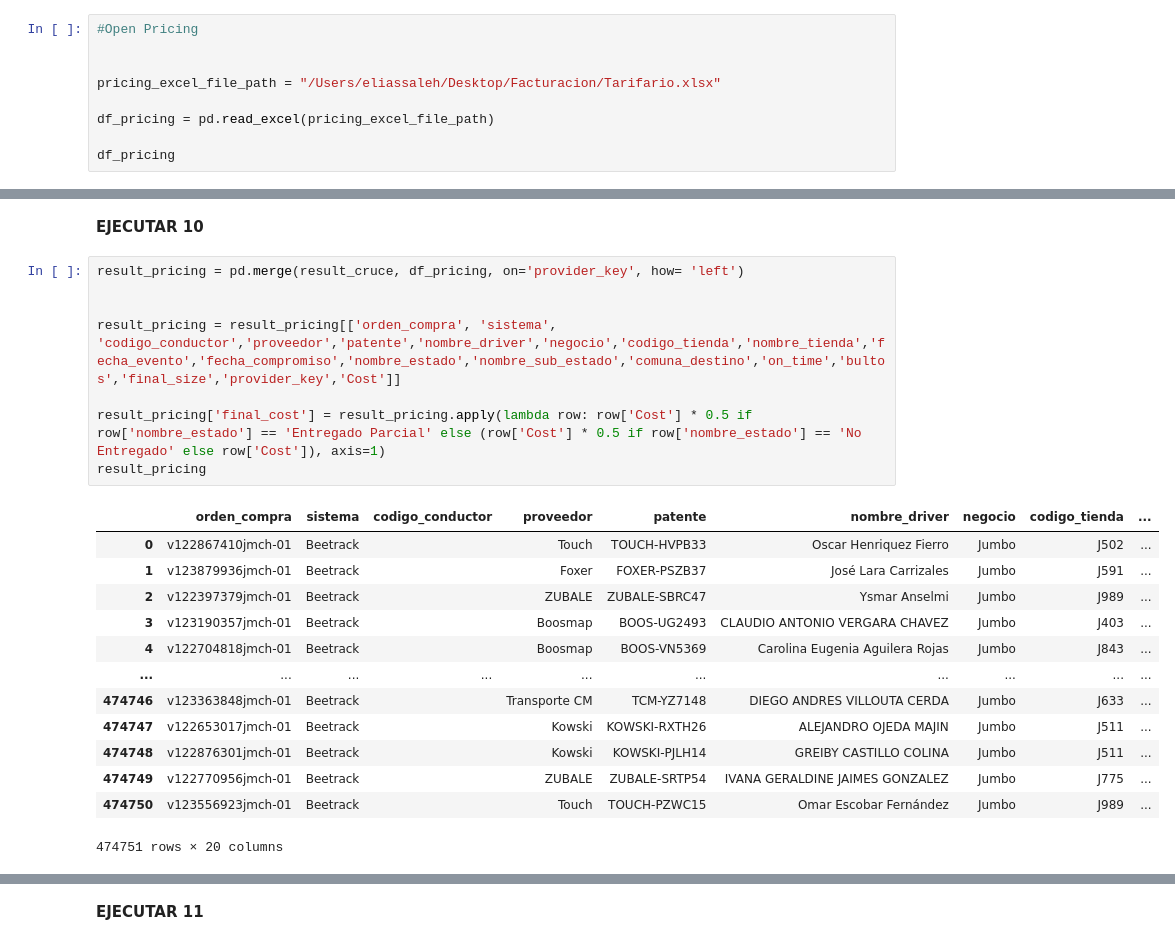
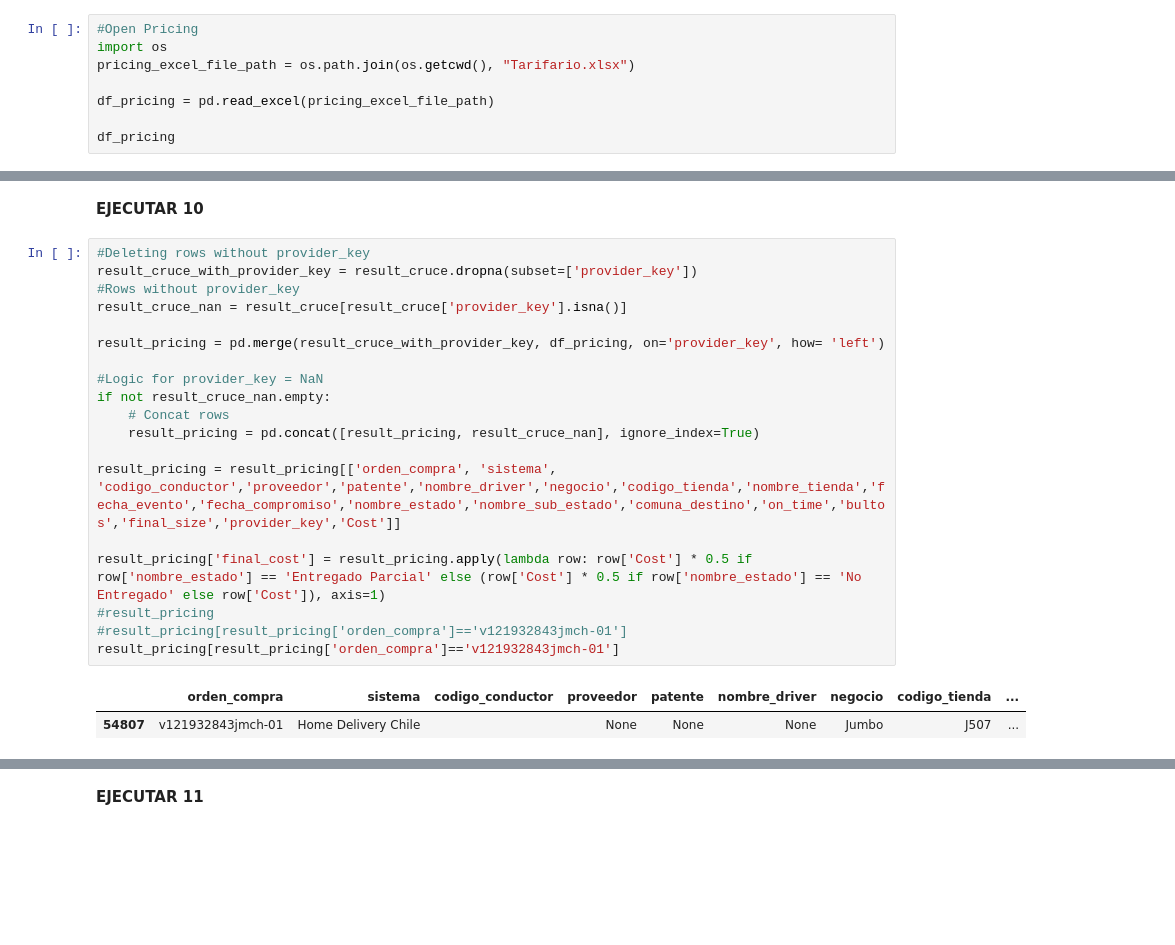
Before and after one commit to vgamarra2021/cenco-scripts, a Jupyter notebook: billing/script.ipynb, the cells around one changed output, grey strips where cells are left out. Cells and saved outputs as stored; diff of their text form; blank space fills up the shorter version.

```diff
--- a/billing/script.ipynb
+++ b/billing/script.ipynb
@@ -738,9 +715,8 @@ result_cruce_2
 **EJECUTAR 8**
 # %%
 #Open Pricing
-
-
-pricing_excel_file_path = "/Users/eliassaleh/Desktop/Facturacion/Tarifario.xlsx"
+import os
+pricing_excel_file_path = os.path.join(os.getcwd(), "Tarifario.xlsx")
 
 df_pricing = pd.read_excel(pricing_excel_file_path)
 
@@ -792,27 +768,27 @@ df_pricing1
 # %% [markdown]
 **EJECUTAR 10**
 # %%
-result_pricing = pd.merge(result_cruce, df_pricing, on='provider_key', how= 'left')
+#Deleting rows without provider_key
+result_cruce_with_provider_key = result_cruce.dropna(subset=['provider_key'])
+#Rows without provider_key
+result_cruce_nan = result_cruce[result_cruce['provider_key'].isna()]
 
+result_pricing = pd.merge(result_cruce_with_provider_key, df_pricing, on='provider_key', how= 'left')
+
+#Logic for provider_key = NaN
+if not result_cruce_nan.empty:
+    # Concat rows
+    result_pricing = pd.concat([result_pricing, result_cruce_nan], ignore_index=True)
 
 result_pricing = result_pricing[['orden_compra', 'sistema', 'codigo_conductor','proveedor','patente','nombre_driver','negocio','codigo_tienda','nombre_tienda','fecha_evento','fecha_compromiso','nombre_estado','nombre_sub_estado','comuna_destino','on_time','bultos','final_size','provider_key','Cost']]
 
 result_pricing['final_cost'] = result_pricing.apply(lambda row: row['Cost'] * 0.5 if row['nombre_estado'] == 'Entregado Parcial' else (row['Cost'] * 0.5 if row['nombre_estado'] == 'No Entregado' else row['Cost']), axis=1)
-result_pricing
+#result_pricing
+#result_pricing[result_pricing['orden_compra']=='v121932843jmch-01']
+result_pricing[result_pricing['orden_compra']=='v121932843jmch-01']
 # %% [output]
 |  | orden_compra | sistema | codigo_conductor | proveedor | patente | nombre_driver | negocio | codigo_tienda | ... |
-| 0 | v122867410jmch-01 | Beetrack |  | Touch | TOUCH-HVPB33 | Oscar Henriquez Fierro | Jumbo | J502 | ... |
-| 1 | v123879936jmch-01 | Beetrack |  | Foxer | FOXER-PSZB37 | José Lara Carrizales | Jumbo | J591 | ... |
-| 2 | v122397379jmch-01 | Beetrack |  | ZUBALE | ZUBALE-SBRC47 | Ysmar Anselmi | Jumbo | J989 | ... |
-| 3 | v123190357jmch-01 | Beetrack |  | Boosmap | BOOS-UG2493 | CLAUDIO ANTONIO VERGARA CHAVEZ | Jumbo | J403 | ... |
-| 4 | v122704818jmch-01 | Beetrack |  | Boosmap | BOOS-VN5369 | Carolina Eugenia Aguilera Rojas | Jumbo | J843 | ... |
-| ... | ... | ... | ... | ... | ... | ... | ... | ... | ... |
-| 474746 | v123363848jmch-01 | Beetrack |  | Transporte CM | TCM-YZ7148 | DIEGO ANDRES VILLOUTA CERDA | Jumbo | J633 | ... |
-| 474747 | v122653017jmch-01 | Beetrack |  | Kowski | KOWSKI-RXTH26 | ALEJANDRO OJEDA MAJIN | Jumbo | J511 | ... |
-| 474748 | v122876301jmch-01 | Beetrack |  | Kowski | KOWSKI-PJLH14 | GREIBY CASTILLO COLINA | Jumbo | J511 | ... |
-| 474749 | v122770956jmch-01 | Beetrack |  | ZUBALE | ZUBALE-SRTP54 | IVANA GERALDINE JAIMES GONZALEZ | Jumbo | J775 | ... |
-| 474750 | v123556923jmch-01 | Beetrack |  | Touch | TOUCH-PZWC15 | Omar Escobar Fernández | Jumbo | J989 | ... |
+| 54807 | v121932843jmch-01 | Home Delivery Chile |  | None | None | None | Jumbo | J507 | ... |
-474751 rows × 20 columns
 # %%
 result_pricing_2=result_pricing[result_pricing['codigo_tienda']=='J514']
 result_pricing_2
```
Also changed, not shown: parts of 17 cells of this notebook, 1 other file.
